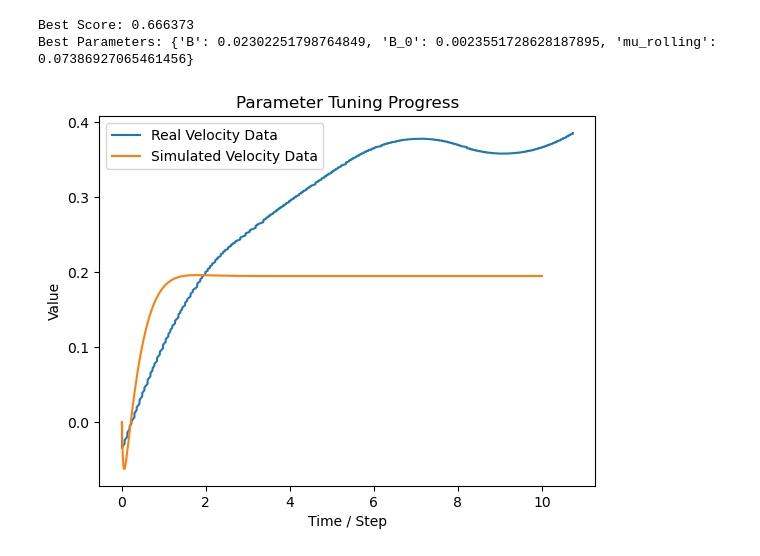
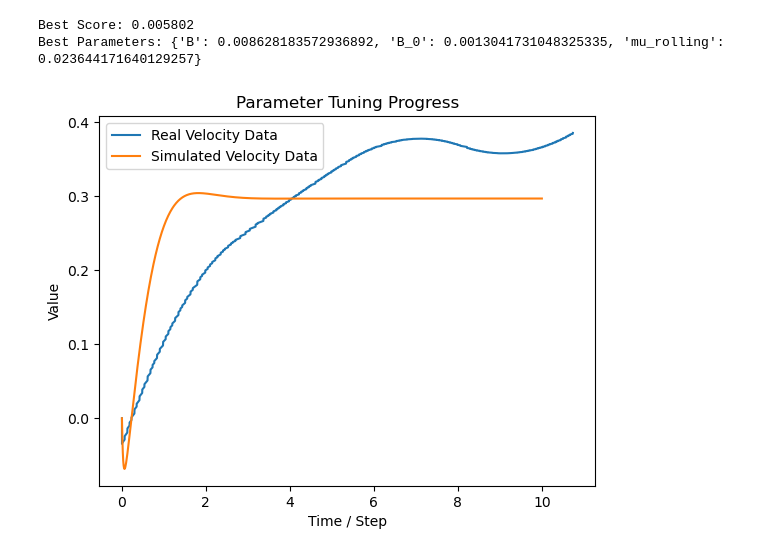
Before and after one commit to gaoshenghan1130/Python_Simu4Unicycle, a Jupyter notebook: Derivation/Segway/Tuner.ipynb, the cells around one changed output. Drawn from its saved outputs; the diff is of its cells as text; code cells hidden in the pictures.

Commit message:
fix inconsistency of the velocity data index

```diff
--- a/Derivation/Segway/Tuner.ipynb
+++ b/Derivation/Segway/Tuner.ipynb
@@ -48,49 +48,38 @@ def penaltyFunc(resultStorage):
     numeric_results = []
 
     tcolumn = resultStorage[0]  #  the first column is time
-    vcolumn = resultStorage[1]  #  second column is velocity
+    vcolumn = resultStorage[2]  #  third column is velocity
 
 
     for t, v in zip(tcolumn, vcolumn):
         numeric_results.append((t, v))
 
-    times = [t/100 for t in range(600,1000)] # 0 to 10 seconds with 0.01s intervals
+    times = [t/100 for t in range(0,1000)] # 0 to 10 seconds with 0.01s intervals
 
     for t in times:
         closest_time_simu = min(numeric_results, key=lambda x: abs(x[0] - t))
         closest_time_real = min(realdata, key=lambda x: abs(x[0] - t))
 
-        print(closest_time_simu, closest_time_real)
+        #print(closest_time_simu, closest_time_real)
 
         # print(f"Time: {t:.2f} s, Simulated Velocity: {closest_time_simu[1]:.4f}, Real Velocity: {closest_time_real[1]:.4f}")
 
         error += (closest_time_simu[1] - closest_time_real[1]) ** 2
 
-
-
-    # for time, real_vel in realdata:  # iterate through the real data samples
-    #     if time < 9.9:  # only consider the first 10 seconds of data
-    #         closest_time = min(numeric_results, key=lambda x: abs(x[0] - time))
-    #         print("closest_time:", closest_time)
-    #         sim_vel = closest_time[1]
-    #         # calculate the squared error
-    #         error += (real_vel - sim_vel) ** 2
-
-    #print(f"Current penalty (MSE): {error / len(realdata)}")
     return error / len(times)
 
 
 
-best_params = tune_parameters(paramDict ={'B': 0.018821967284210275, 'B_0': 0.0014464433962108783, 'mu_rolling': 0.028221652163219473},
+best_params = tune_parameters(paramDict = {'B': 0.008628183572936892, 'B_0': 0.0013041731048325335, 'mu_rolling': 0.023644171640129257},
                                 simulation=simulate,
                                 realdata=realdata,
                                 ax_real_name="Real Velocity Data",
                                 ax_try_name="Simulated Velocity Data",
                                 penaltyFunc=penaltyFunc,
                                 columnIndex = 2, # [x_c, x_c_dot, gamma, gamma_dot] we want to compare the velocity which is at index 2， (time is at 0)
-                                max_iterations=50,
+                                max_iterations=500,
                                 )
 # %% [output]
-Best Score: 0.666373
-Best Parameters: {'B': 0.02302251798764849, 'B_0': 0.0023551728628187895, 'mu_rolling': 0.07386927065461456}
+Best Score: 0.005802
+Best Parameters: {'B': 0.008628183572936892, 'B_0': 0.0013041731048325335, 'mu_rolling': 0.023644171640129257}
-[figure, old version]
+[figure, new version]
```
Also changed, not shown: 2 other files.
